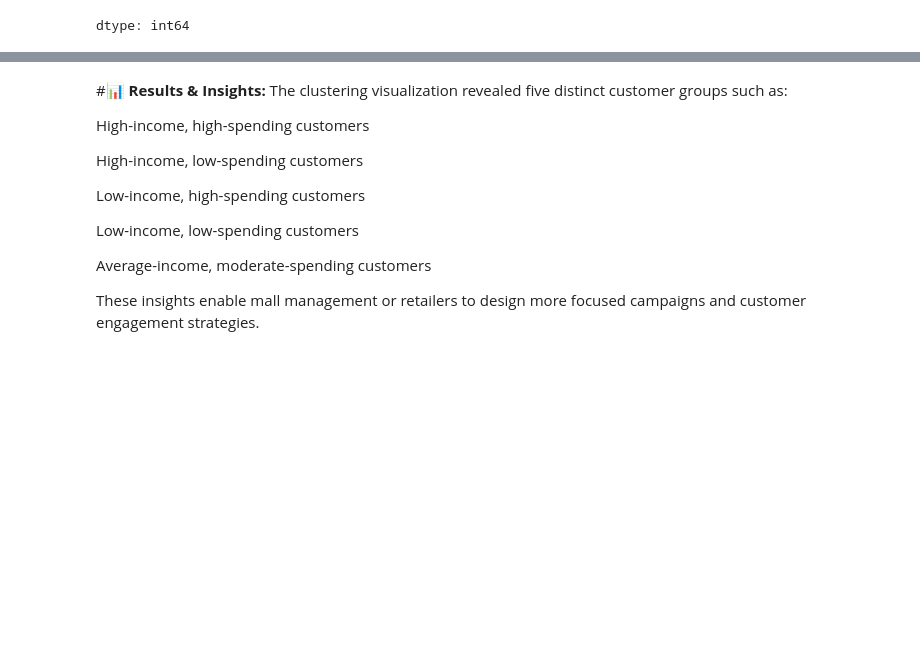
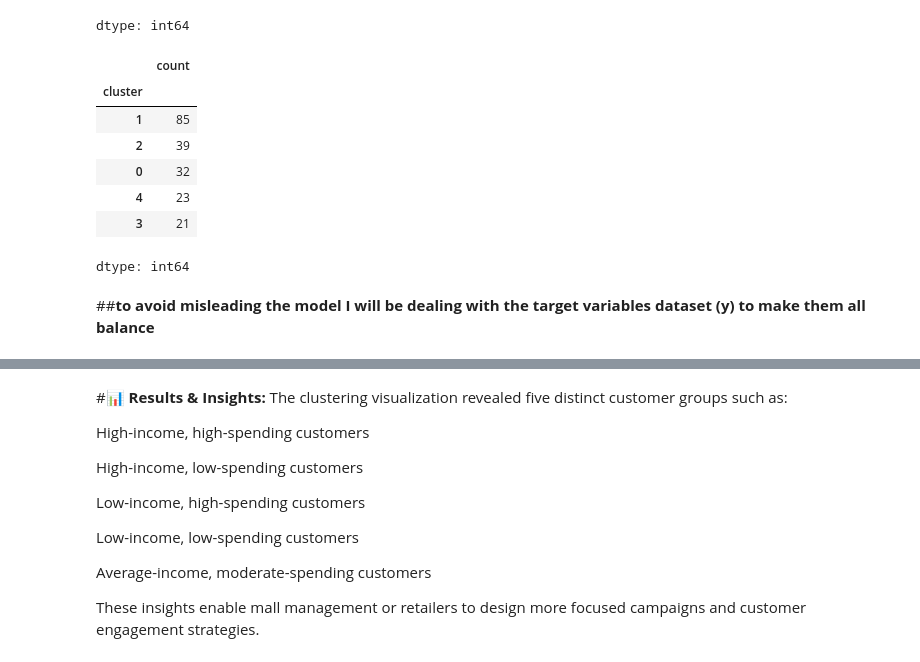
Before and after one commit to Love1117/Machine_learning-Projects, a Jupyter notebook: Machine_Learning Project/02_Unsupervised - Machine Learning/Hierarchical Clustering/Customer Mall Segmentation(AgglomerativeClustering)/Customer_Mall_Segmentation1.ipynb, the cells around one changed output, grey strips where cells are left out. Saved outputs shown, nothing was run; the diff lists cells and outputs as text; code cells hidden in the pictures; blank space fills up the shorter version.

```diff
--- a/Machine_Learning Project/02_Unsupervised - Machine Learning/Hierarchical Clustering/Customer Mall Segmentation(AgglomerativeClustering)/Customer_Mall_Segmentation1.ipynb
+++ b/Machine_Learning Project/02_Unsupervised - Machine Learning/Hierarchical Clustering/Customer Mall Segmentation(AgglomerativeClustering)/Customer_Mall_Segmentation1.ipynb
@@ -199,3 +199,20 @@ df["cluster_labels"].value_counts()
 | Low-income, Low-spending customers | 23 |
 | Low-income, High-spending customers | 21 |
 dtype: int64
+# %%
+x = df.drop(columns=["cluster","cluster_labels"])
+y = df["cluster"]
+
+#imbalanced target variable
+y.value_counts()
+# %% [output]
+|  | count |
+| cluster |  |
+| 1 | 85 |
+| 2 | 39 |
+| 0 | 32 |
+| 4 | 23 |
+| 3 | 21 |
+dtype: int64
+# %% [markdown]
+##**to avoid misleading the model I will be dealing with the target variables dataset (y) to make them all balance**
```
Also changed, not shown: parts of 11 cells of this notebook.
